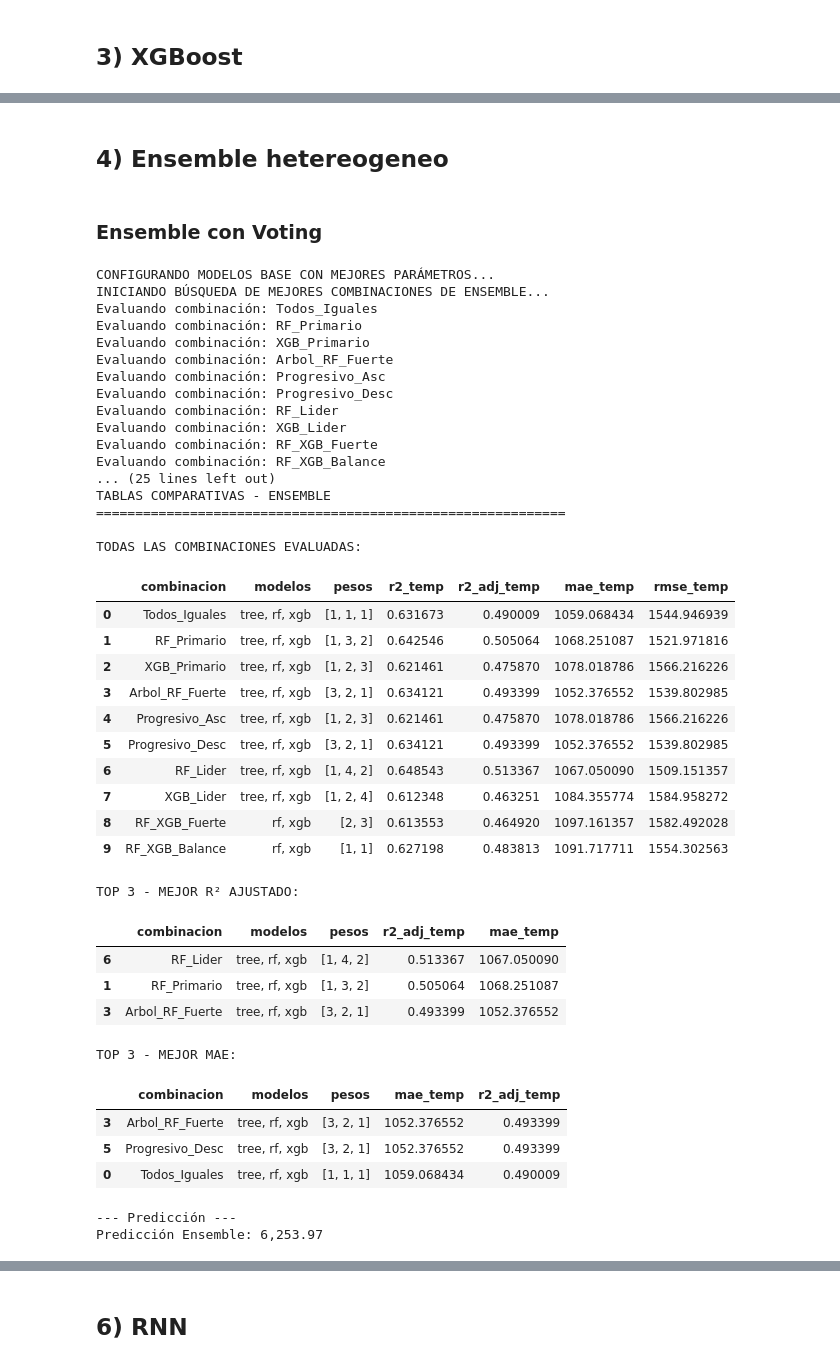
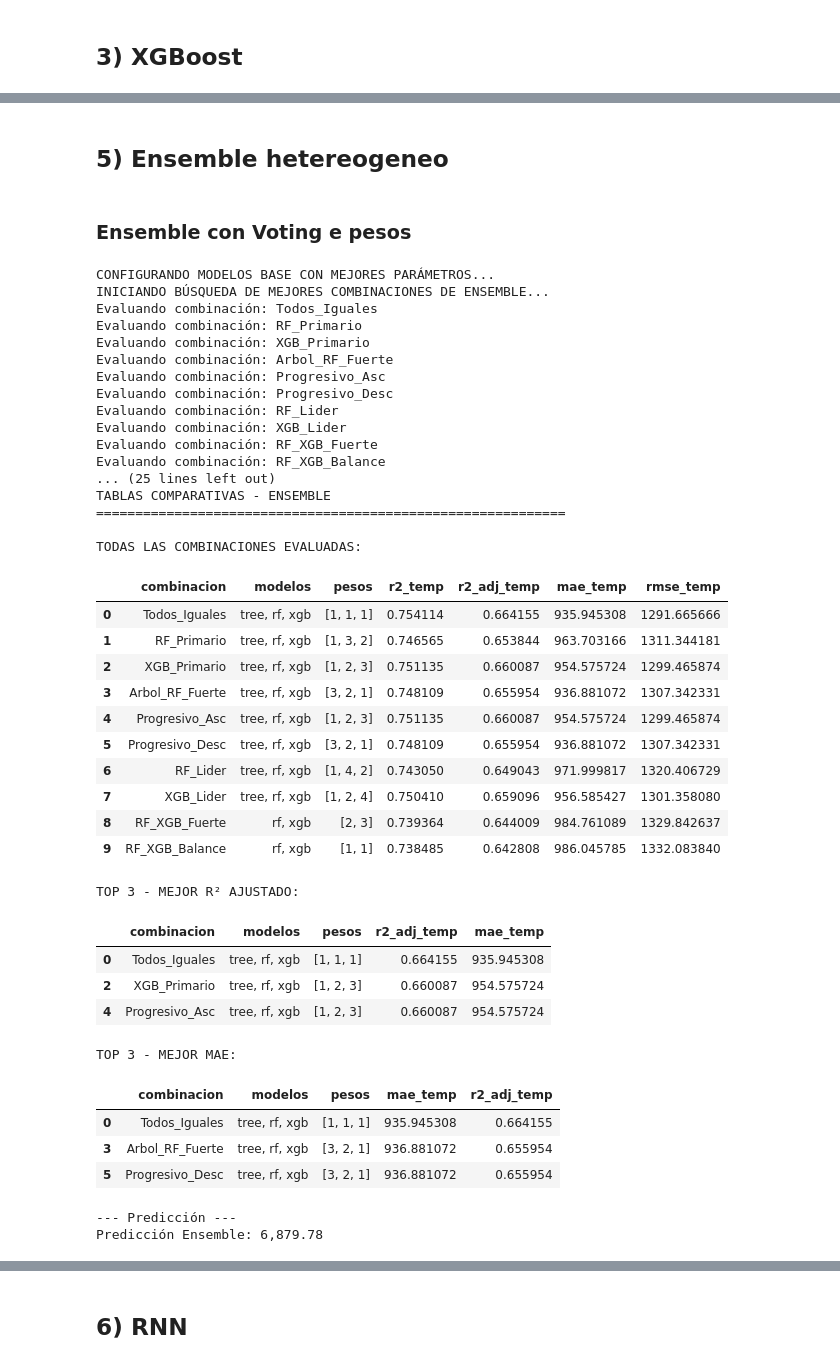
Before and after one commit to jualom-bit/Aprendizado-de-M-quina, a Jupyter notebook: Asistência Almoço UNICAMP.ipynb, the cells around one changed output, grey strips where cells are left out. Saved outputs shown, nothing was run; the diff lists cells and outputs as text; code cells hidden in the pictures.

```diff
--- a/Asistência Almoço UNICAMP.ipynb
+++ b/Asistência Almoço UNICAMP.ipynb
@@ -264,9 +85,6 @@ print(f"• Porcentaje de datos conservados: {(n_sin_outliers / len(dataset) * 1
 Outliers
 # %%
 import matplotlib.pyplot as plt
-
-# Cargar la hoja llamada "almuerzo" desde el archivo Excel
-dataset = pd.read_excel('/content/drive/MyDrive/Base Asistencia Almuerzo y Cena (SIN-VACAS).xlsx', sheet_name ='Almuerzo')
 
 # Datos a graficar
 data_to_plot = [dataset["tavg"], dataset["tmin"], dataset["tmax"]]
@@ -449,3 +154,12 @@ NOMBRES DE COLUMNAS DEL DATASET FINAL
+# %%
+# HACER ESTO UNA SOLA VEZ AL PRINCIPIO DE TODO
+from sklearn.model_selection import train_test_split
+
+X = dataset.iloc[:, 2:33].values
+y = dataset.iloc[:, 1].values
+
+# Dividir una vez para todos los modelos
+X_train, X_test, y_train, y_test = train_test_split(X, y, test_size=0.3, random_state=42)
 # %% [markdown]
 ## 1\) Arboles
 # %%
@@ -1473,7 +1398,7 @@ Predicción XGBoost: 6,281.42
 # %% [markdown]
-## 4\) Ensemble hetereogeneo
+## 5\) Ensemble hetereogeneo
 # %% [markdown]
-### Ensemble con Voting
+### Ensemble con Voting e pesos
 # %%
 import numpy as np
 import pandas as pd
@@ -1708,23 +1633,23 @@ print(f"3. MSE Final (Test) [mse_ensemble]: {mse_ensemble:.4f}")
 print(f"4. RMSE Final (Test) [rmse_ensemble]: {rmse_ensemble:.2f}")
 print(f"5. MAE Final (Test) [MAE_ensemble]: {MAE_ensemble:.2f}")
 
-# Validación Cruzada - NOMBRES ÚNICOS
+# Validación Cruzada
 print("\n--- Validación Cruzada (K=5) ---")
-cv_results_ensemble = cross_validate(regressorEnsemble, X_train, y_train, cv=5,
+cv_results = cross_validate(regressorEnsemble, X_train, y_train, cv=5,
                             scoring=('neg_mean_squared_error', 'neg_mean_absolute_error'),
                             return_train_score=False)
-cv_r2_ensemble = cross_val_score(regressorEnsemble, X_train, y_train, cv=5, scoring='r2')
+cv_r2 = cross_val_score(regressorEnsemble, X_train, y_train, cv=5, scoring='r2')
 
-cv_r2_mean_ensemble = cv_r2_ensemble.mean()
-cv_mse_mean_ensemble = -cv_results_ensemble['test_neg_mean_squared_error'].mean()
-cv_rmse_ensemble = np.sqrt(cv_mse_mean_ensemble)
-cv_r2_adj_ensemble = adjusted_r2(cv_r2_mean_ensemble, X_train.shape[0], p)
-cv_mae_mean_ensemble = -cv_results_ensemble['test_neg_mean_absolute_error'].mean()
+cv_r2_mean = cv_r2.mean()
+cv_mse_mean = -cv_results['test_neg_mean_squared_error'].mean()
+cv_rmse = np.sqrt(cv_mse_mean)
+cv_r2_adj = adjusted_r2(cv_r2_mean, X_train.shape[0], p)
+cv_mae_mean = -cv_results['test_neg_mean_absolute_error'].mean()
 
-print(f"R² Promedio (CV): {cv_r2_mean_ensemble:.4f}")
-print(f"R² Ajustado (CV): {cv_r2_adj_ensemble:.4f}")
-print(f"RMSE Promedio (CV): {cv_rmse_ensemble:.2f}")
-print(f"MAE Promedio (CV): {cv_mae_mean_ensemble:.2f}")
+print(f"R² Promedio (CV): {cv_r2_mean:.4f}")
+print(f"R² Ajustado (CV): {cv_r2_adj:.4f}")
+print(f"RMSE Promedio (CV): {cv_rmse:.2f}")
+print(f"MAE Promedio (CV): {cv_mae_mean:.2f}")
 
 # ============================================================================
 # TABLAS COMPARATIVAS
@@ -1773,53 +1698,53 @@ sc = StandardScaler()
 example_input_scaled = sc.fit_transform([example_input[:3]])
 
 # Resto del vector sin escalar
 example_input_rest = np.array(example_input[3:]).reshape(1, -1)
 
 # Concatenar escaladas + no escaladas
 example_input_final = np.hstack([example_input_scaled, example_input_rest])
 
 # Predicción
 prediccion_ensemble = regressorEnsemble.predict(example_input_final)
 print(f"Predicción Ensemble: {prediccion_ensemble[0]:,.2f}")
 # %% [output]
 CONFIGURANDO MODELOS BASE CON MEJORES PARÁMETROS...
 INICIANDO BÚSQUEDA DE MEJORES COMBINACIONES DE ENSEMBLE...
 Evaluando combinación: Todos_Iguales
 Evaluando combinación: RF_Primario
 Evaluando combinación: XGB_Primario
 Evaluando combinación: Arbol_RF_Fuerte
 Evaluando combinación: Progresivo_Asc
 Evaluando combinación: Progresivo_Desc
 Evaluando combinación: RF_Lider
 Evaluando combinación: XGB_Lider
 Evaluando combinación: RF_XGB_Fuerte
 Evaluando combinación: RF_XGB_Balance
 ... (25 lines left out)
 TABLAS COMPARATIVAS - ENSEMBLE
 ============================================================
 
 TODAS LAS COMBINACIONES EVALUADAS:
 |  | combinacion | modelos | pesos | r2_temp | r2_adj_temp | mae_temp | rmse_temp |
-| 0 | Todos_Iguales | tree, rf, xgb | [1, 1, 1] | 0.631673 | 0.490009 | 1059.068434 | 1544.946939 |
-| 1 | RF_Primario | tree, rf, xgb | [1, 3, 2] | 0.642546 | 0.505064 | 1068.251087 | 1521.971816 |
-| 2 | XGB_Primario | tree, rf, xgb | [1, 2, 3] | 0.621461 | 0.475870 | 1078.018786 | 1566.216226 |
-| 3 | Arbol_RF_Fuerte | tree, rf, xgb | [3, 2, 1] | 0.634121 | 0.493399 | 1052.376552 | 1539.802985 |
-| 4 | Progresivo_Asc | tree, rf, xgb | [1, 2, 3] | 0.621461 | 0.475870 | 1078.018786 | 1566.216226 |
-| 5 | Progresivo_Desc | tree, rf, xgb | [3, 2, 1] | 0.634121 | 0.493399 | 1052.376552 | 1539.802985 |
-| 6 | RF_Lider | tree, rf, xgb | [1, 4, 2] | 0.648543 | 0.513367 | 1067.050090 | 1509.151357 |
-| 7 | XGB_Lider | tree, rf, xgb | [1, 2, 4] | 0.612348 | 0.463251 | 1084.355774 | 1584.958272 |
-| 8 | RF_XGB_Fuerte | rf, xgb | [2, 3] | 0.613553 | 0.464920 | 1097.161357 | 1582.492028 |
-| 9 | RF_XGB_Balance | rf, xgb | [1, 1] | 0.627198 | 0.483813 | 1091.717711 | 1554.302563 |
+| 0 | Todos_Iguales | tree, rf, xgb | [1, 1, 1] | 0.754114 | 0.664155 | 935.945308 | 1291.665666 |
+| 1 | RF_Primario | tree, rf, xgb | [1, 3, 2] | 0.746565 | 0.653844 | 963.703166 | 1311.344181 |
+| 2 | XGB_Primario | tree, rf, xgb | [1, 2, 3] | 0.751135 | 0.660087 | 954.575724 | 1299.465874 |
+| 3 | Arbol_RF_Fuerte | tree, rf, xgb | [3, 2, 1] | 0.748109 | 0.655954 | 936.881072 | 1307.342331 |
+| 4 | Progresivo_Asc | tree, rf, xgb | [1, 2, 3] | 0.751135 | 0.660087 | 954.575724 | 1299.465874 |
+| 5 | Progresivo_Desc | tree, rf, xgb | [3, 2, 1] | 0.748109 | 0.655954 | 936.881072 | 1307.342331 |
+| 6 | RF_Lider | tree, rf, xgb | [1, 4, 2] | 0.743050 | 0.649043 | 971.999817 | 1320.406729 |
+| 7 | XGB_Lider | tree, rf, xgb | [1, 2, 4] | 0.750410 | 0.659096 | 956.585427 | 1301.358080 |
+| 8 | RF_XGB_Fuerte | rf, xgb | [2, 3] | 0.739364 | 0.644009 | 984.761089 | 1329.842637 |
+| 9 | RF_XGB_Balance | rf, xgb | [1, 1] | 0.738485 | 0.642808 | 986.045785 | 1332.083840 |
 TOP 3 - MEJOR R² AJUSTADO:
 |  | combinacion | modelos | pesos | r2_adj_temp | mae_temp |
-| 6 | RF_Lider | tree, rf, xgb | [1, 4, 2] | 0.513367 | 1067.050090 |
-| 1 | RF_Primario | tree, rf, xgb | [1, 3, 2] | 0.505064 | 1068.251087 |
-| 3 | Arbol_RF_Fuerte | tree, rf, xgb | [3, 2, 1] | 0.493399 | 1052.376552 |
+| 0 | Todos_Iguales | tree, rf, xgb | [1, 1, 1] | 0.664155 | 935.945308 |
+| 2 | XGB_Primario | tree, rf, xgb | [1, 2, 3] | 0.660087 | 954.575724 |
+| 4 | Progresivo_Asc | tree, rf, xgb | [1, 2, 3] | 0.660087 | 954.575724 |
 TOP 3 - MEJOR MAE:
 |  | combinacion | modelos | pesos | mae_temp | r2_adj_temp |
-| 3 | Arbol_RF_Fuerte | tree, rf, xgb | [3, 2, 1] | 1052.376552 | 0.493399 |
-| 5 | Progresivo_Desc | tree, rf, xgb | [3, 2, 1] | 1052.376552 | 0.493399 |
-| 0 | Todos_Iguales | tree, rf, xgb | [1, 1, 1] | 1059.068434 | 0.490009 |
+| 0 | Todos_Iguales | tree, rf, xgb | [1, 1, 1] | 935.945308 | 0.664155 |
+| 3 | Arbol_RF_Fuerte | tree, rf, xgb | [3, 2, 1] | 936.881072 | 0.655954 |
+| 5 | Progresivo_Desc | tree, rf, xgb | [3, 2, 1] | 936.881072 | 0.655954 |
 --- Predicción ---
-Predicción Ensemble: 6,253.97
+Predicción Ensemble: 6,879.78
 # %% [markdown]
```
Also changed, not shown: parts of 49 cells of this notebook.
